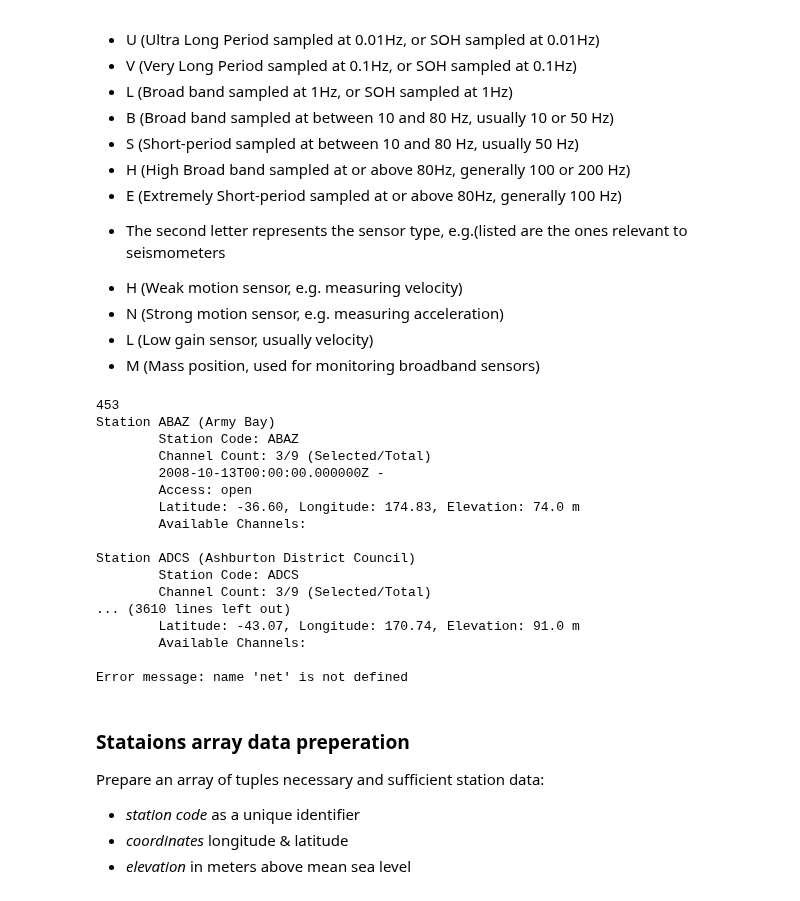
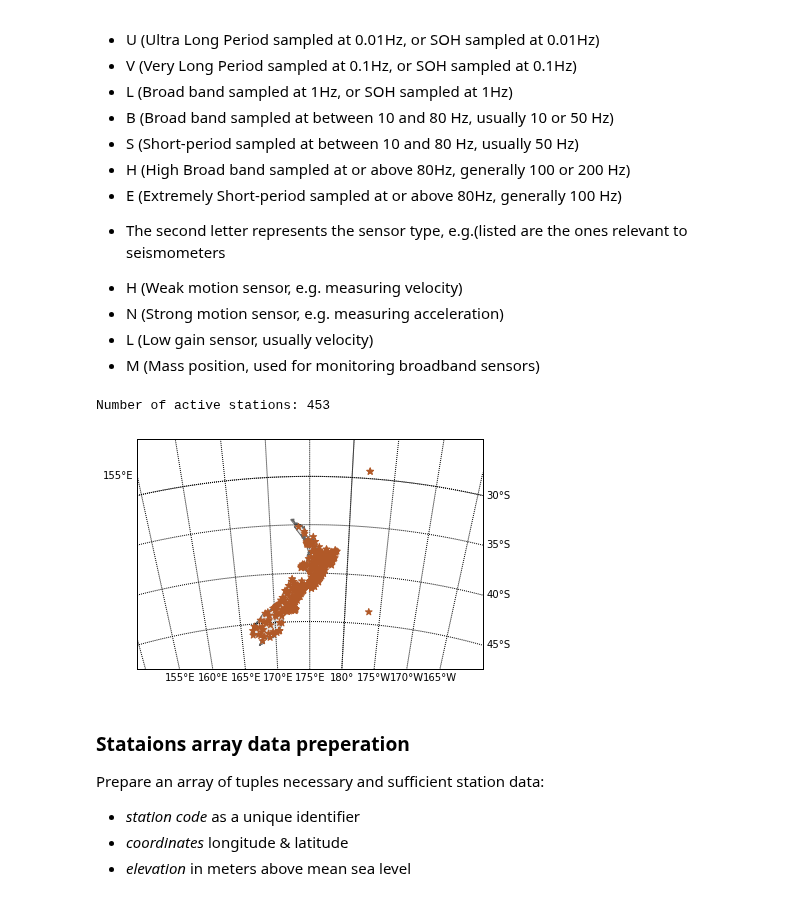
Before and after one commit to waidyanatha/quasar, a Jupyter notebook: notebooks/station_inventory_cluster_mapping.ipynb, the cells around one changed output. Cells and saved outputs as stored; diff of their text form; code cells hidden in the pictures.

```diff
--- a/notebooks/station_inventory_cluster_mapping.ipynb
+++ b/notebooks/station_inventory_cluster_mapping.ipynb
@@ -100,40 +100,26 @@ _Channel codes are:_
 # %%
 try:
     #st_inv = read_inventory(st_ws)
     st_inv = client.get_stations(network='NZ', location="1?,2?", station='*', channel='U*,V*,L*,B*,S*,H*,E*',
                                  level='station', starttime=t_start, endtime = t_end)
     #Print the station inventory
+    print('Number of active stations:', len(st_inv[0].stations))
+    '''
     i = 0
-    print(len(st_inv[0].stations))
     for i in range(len(st_inv[0].stations)):
         #print('Code:',st_inv[0][i].code,'Latitude:',st_inv[0][i].latitude,'Longitude:',st_inv[0][i].longitude,'Elavation:',st_inv[0][i].elevation)
         print(st_inv[0][i])
-
+    '''
     #Plot network
-    net.plot(projection="local", resolution="h", continent_fill_color='0.9', water_fill_color='1.0',
-                   marker='*', size=75, label=True, color='#b15928', time=None, show=True, outfile=None,
+    st_inv.plot(projection="local", resolution="l", continent_fill_color='0.9', water_fill_color='1.0',
+                   marker='*', size=50, label=True, color='#b15928', time=None, show=True, outfile=None,
                    method=None, fig=None)
 
 except Exception as err:
     print("Error message:", err)
 # %% [output]
-453
-Station ABAZ (Army Bay)
-        Station Code: ABAZ
-        Channel Count: 3/9 (Selected/Total)
-        2008-10-13T00:00:00.000000Z -
-        Access: open
-        Latitude: -36.60, Longitude: 174.83, Elevation: 74.0 m
-        Available Channels:
-
-Station ADCS (Ashburton District Council)
-        Station Code: ADCS
-        Channel Count: 3/9 (Selected/Total)
-... (3610 lines left out)
-        Latitude: -43.07, Longitude: 170.74, Elevation: 91.0 m
-        Available Channels:
-
-Error message: name 'net' is not defined
+Number of active stations: 453
+[figure, added]
 # %% [markdown]
 ### Stataions array data preperation
 
```
Also changed, not shown: parts of 15 cells of this notebook.
